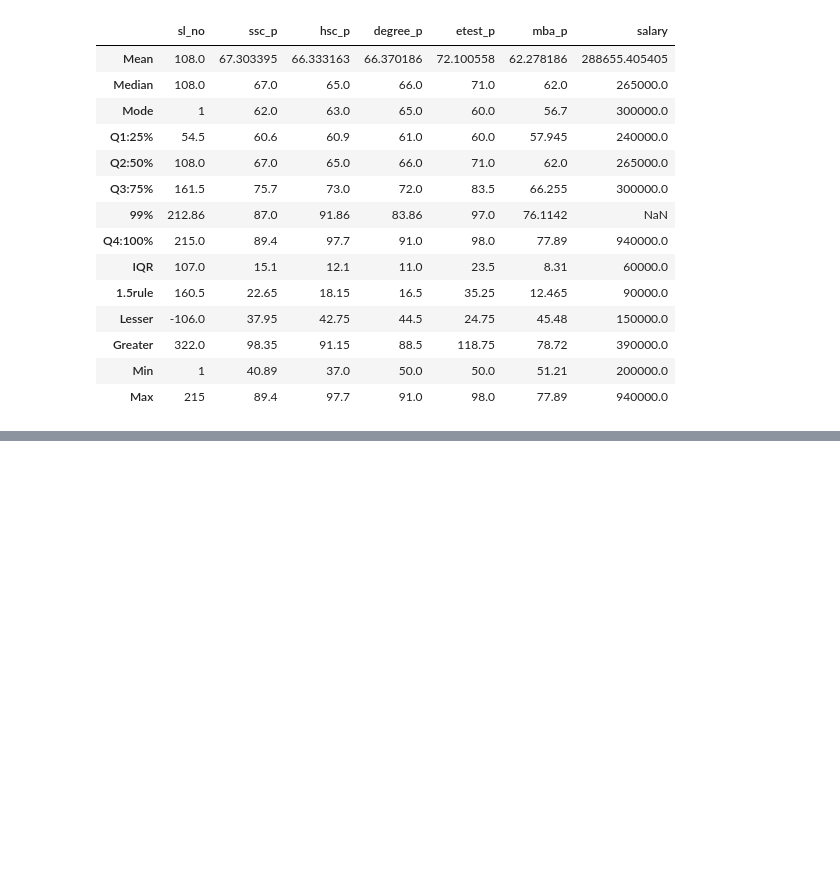
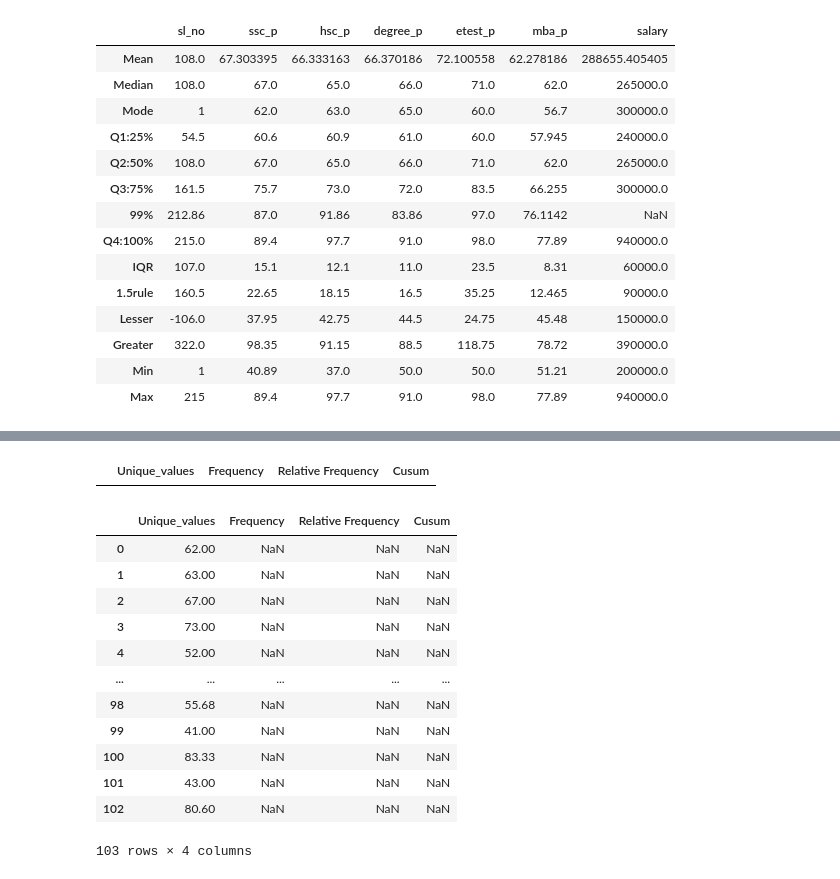
Before and after one commit to Kuppusamy104/DataScience, a Jupyter notebook: 1.Univariate Analysis/2.Central Tendency.ipynb, the cells around one changed output, grey strips where cells are left out. Drawn from its saved outputs; the diff is of its cells as text; code cells hidden in the pictures; blank space fills up the shorter version.

```diff
--- a/1.Univariate Analysis/2.Central Tendency.ipynb
+++ b/1.Univariate Analysis/2.Central Tendency.ipynb
@@ -344,0 +442,24 @@ descriptive
+# %%
+freqTable=pd.DataFrame(columns=["Unique_values","Frequency","Relative Frequency","Cusum"])
+# %%
+freqTable
+# %% [output]
+|  | Unique_values | Frequency | Relative Frequency | Cusum |
+# %%
+freqTable["Unique_values"]=dataset["ssc_p"].value_counts().index
+# %%
+freqTable
+# %% [output]
+|  | Unique_values | Frequency | Relative Frequency | Cusum |
+| 0 | 62.00 | NaN | NaN | NaN |
+| 1 | 63.00 | NaN | NaN | NaN |
+| 2 | 67.00 | NaN | NaN | NaN |
+| 3 | 73.00 | NaN | NaN | NaN |
+| 4 | 52.00 | NaN | NaN | NaN |
+| ... | ... | ... | ... | ... |
+| 98 | 55.68 | NaN | NaN | NaN |
+| 99 | 41.00 | NaN | NaN | NaN |
+| 100 | 83.33 | NaN | NaN | NaN |
+| 101 | 43.00 | NaN | NaN | NaN |
+| 102 | 80.60 | NaN | NaN | NaN |
+103 rows × 4 columns
```
Also changed, not shown: parts of 40 cells of this notebook, 1 other file.
